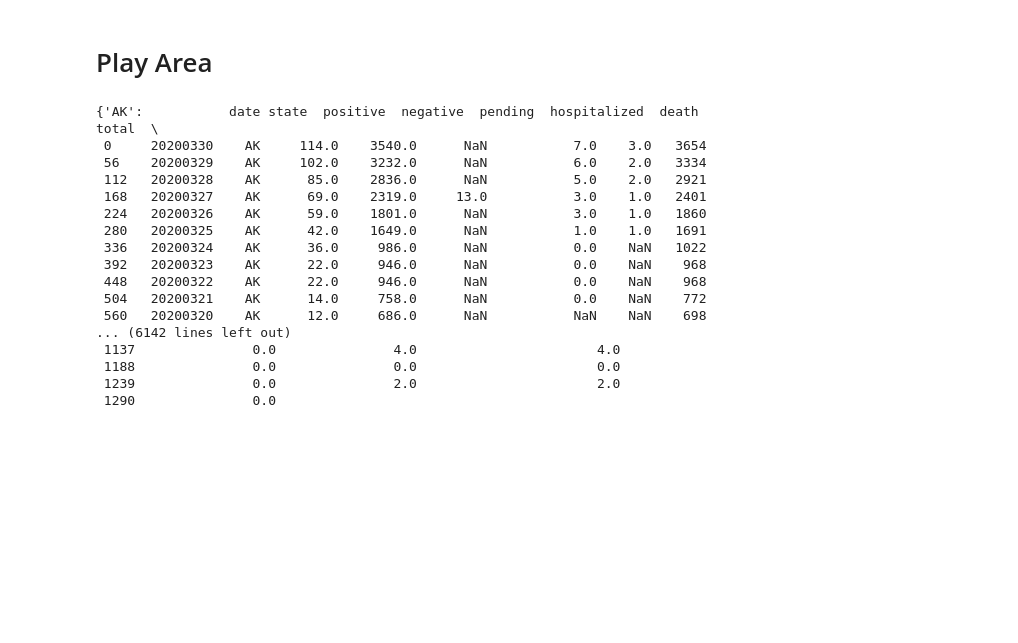
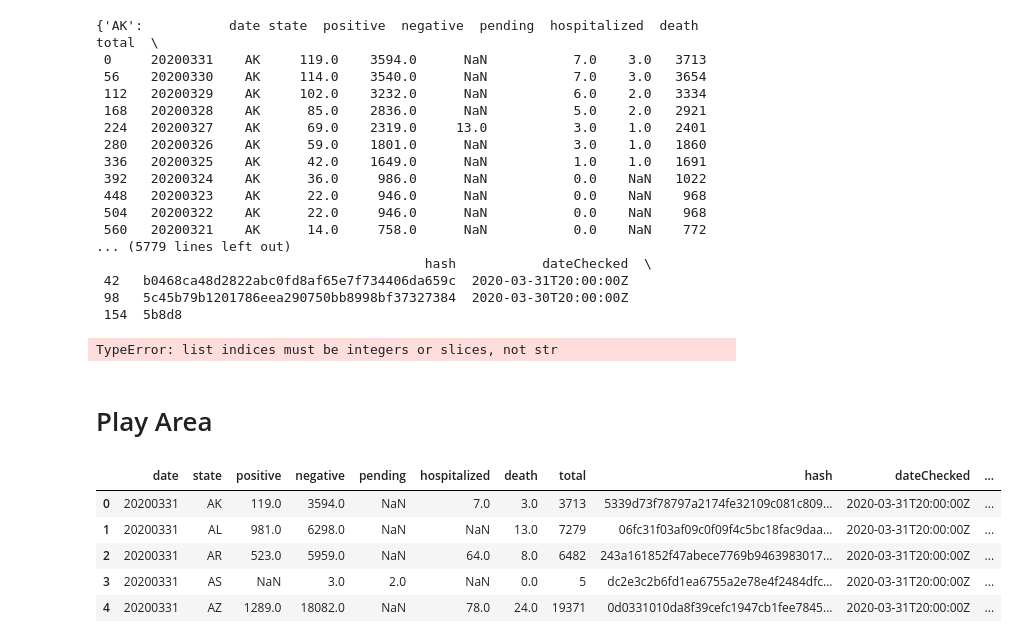
Before and after one commit to MrSteve2/covidTrackingViz.github.io, a Jupyter notebook: covid tracking.ipynb, the cells around one changed output. Drawn from its saved outputs; the diff is of its cells as text; code cells hidden in the pictures; blank space fills up the shorter version.

```diff
--- a/covid tracking.ipynb
+++ b/covid tracking.ipynb
@@ -13,3 +13,4 @@ data = r.json()
 df = pd.DataFrame(data)
 # %%
 df['deathRateAfterHospitalization'] = df['death'] / df['hospitalized']
+df['hospitalizationRate'] =  df['hospitalized'] / df['positive']
@@ -58,22 +185,26 @@ total 84
+# %%
+stateData
+# %% [output]
+{'AK':           date state  positive  negative  pending  hospitalized  death  total  \
+ 0     20200331    AK     119.0    3594.0      NaN           7.0    3.0   3713
+ 56    20200330    AK     114.0    3540.0      NaN           7.0    3.0   3654
+ 112   20200329    AK     102.0    3232.0      NaN           6.0    2.0   3334
+ 168   20200328    AK      85.0    2836.0      NaN           5.0    2.0   2921
+ 224   20200327    AK      69.0    2319.0     13.0           3.0    1.0   2401
+ 280   20200326    AK      59.0    1801.0      NaN           3.0    1.0   1860
+ 336   20200325    AK      42.0    1649.0      NaN           1.0    1.0   1691
+ 392   20200324    AK      36.0     986.0      NaN           0.0    NaN   1022
+ 448   20200323    AK      22.0     946.0      NaN           0.0    NaN    968
+ 504   20200322    AK      22.0     946.0      NaN           0.0    NaN    968
+ 560   20200321    AK      14.0     758.0      NaN           0.0    NaN    772
+... (5779 lines left out)
+                                          hash           dateChecked  \
+ 42   b0468ca48d2822abc0fd8af65e7f734406da659c  2020-03-31T20:00:00Z
+ 98   5c45b79b1201786eea290750bb8998bf37327384  2020-03-30T20:00:00Z
+ 154  5b8d8
+# %%
+list(statesList['state'].unique())
+# %% [output]
+TypeError: list indices must be integers or slices, not str
 # %% [markdown]
 # Play Area
-# %%
-stateDat
-# %% [output]
-{'AK':           date state  positive  negative  pending  hospitalized  death  total  \
- 0     20200330    AK     114.0    3540.0      NaN           7.0    3.0   3654
- 56    20200329    AK     102.0    3232.0      NaN           6.0    2.0   3334
- 112   20200328    AK      85.0    2836.0      NaN           5.0    2.0   2921
- 168   20200327    AK      69.0    2319.0     13.0           3.0    1.0   2401
- 224   20200326    AK      59.0    1801.0      NaN           3.0    1.0   1860
- 280   20200325    AK      42.0    1649.0      NaN           1.0    1.0   1691
- 336   20200324    AK      36.0     986.0      NaN           0.0    NaN   1022
- 392   20200323    AK      22.0     946.0      NaN           0.0    NaN    968
- 448   20200322    AK      22.0     946.0      NaN           0.0    NaN    968
- 504   20200321    AK      14.0     758.0      NaN           0.0    NaN    772
- 560   20200320    AK      12.0     686.0      NaN           NaN    NaN    698
-... (6142 lines left out)
- 1137               0.0               4.0                       4.0
- 1188               0.0               0.0                       0.0
- 1239               0.0               2.0                       2.0
- 1290               0.0
@@ -79,0 +231,9 @@ stateDat
+# %%
+df.head(5)
+# %% [output]
+|  | date | state | positive | negative | pending | hospitalized | death | total | hash | dateChecked | ... |
+| 0 | 20200331 | AK | 119.0 | 3594.0 | NaN | 7.0 | 3.0 | 3713 | 5339d73f78797a2174fe32109c081c809... | 2020-03-31T20:00:00Z | ... |
+| 1 | 20200331 | AL | 981.0 | 6298.0 | NaN | NaN | 13.0 | 7279 | 06fc31f03af09c0f09f4c5bc18fac9daa... | 2020-03-31T20:00:00Z | ... |
+| 2 | 20200331 | AR | 523.0 | 5959.0 | NaN | 64.0 | 8.0 | 6482 | 243a161852f47abece7769b9463983017... | 2020-03-31T20:00:00Z | ... |
+| 3 | 20200331 | AS | NaN | 3.0 | 2.0 | NaN | 0.0 | 5 | dc2e3c2b6fd1ea6755a2e78e4f2484dfc... | 2020-03-31T20:00:00Z | ... |
+| 4 | 20200331 | AZ | 1289.0 | 18082.0 | NaN | 78.0 | 24.0 | 19371 | 0d0331010da8f39cefc1947cb1fee7845... | 2020-03-31T20:00:00Z | ... |
```
Also changed, not shown: parts of 15 cells of this notebook, 8 other files.
